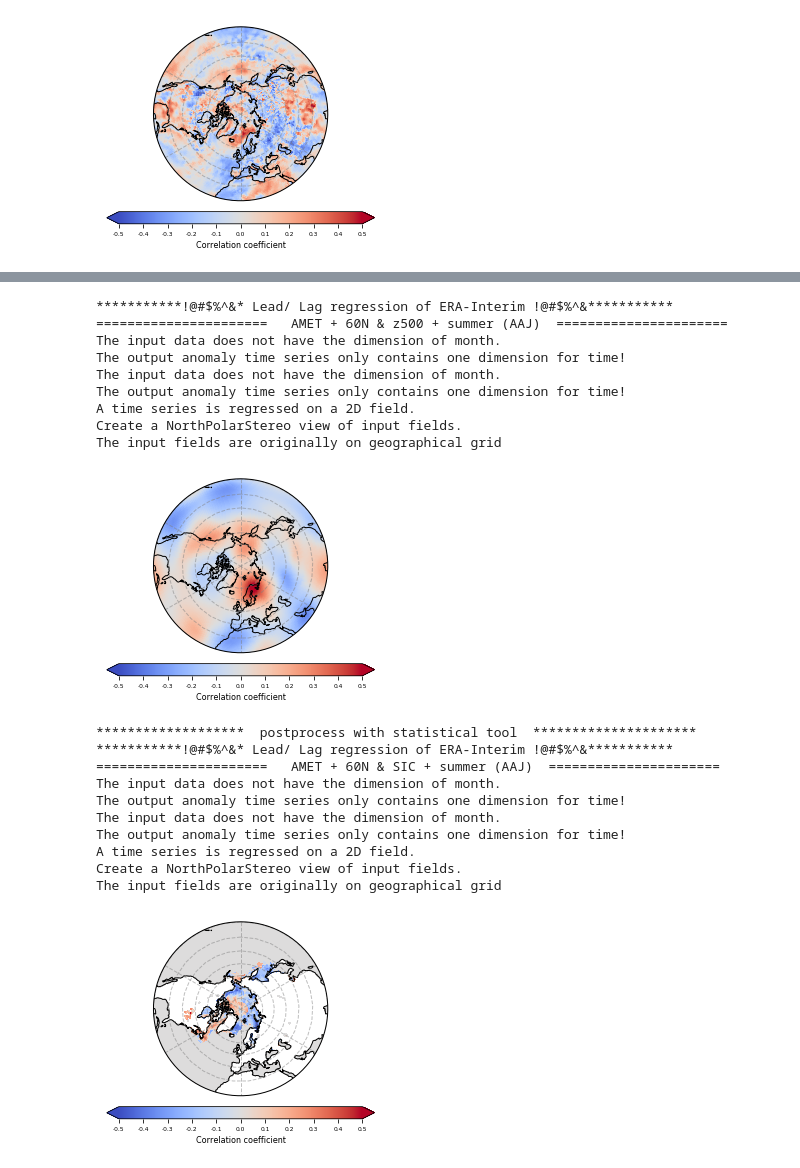
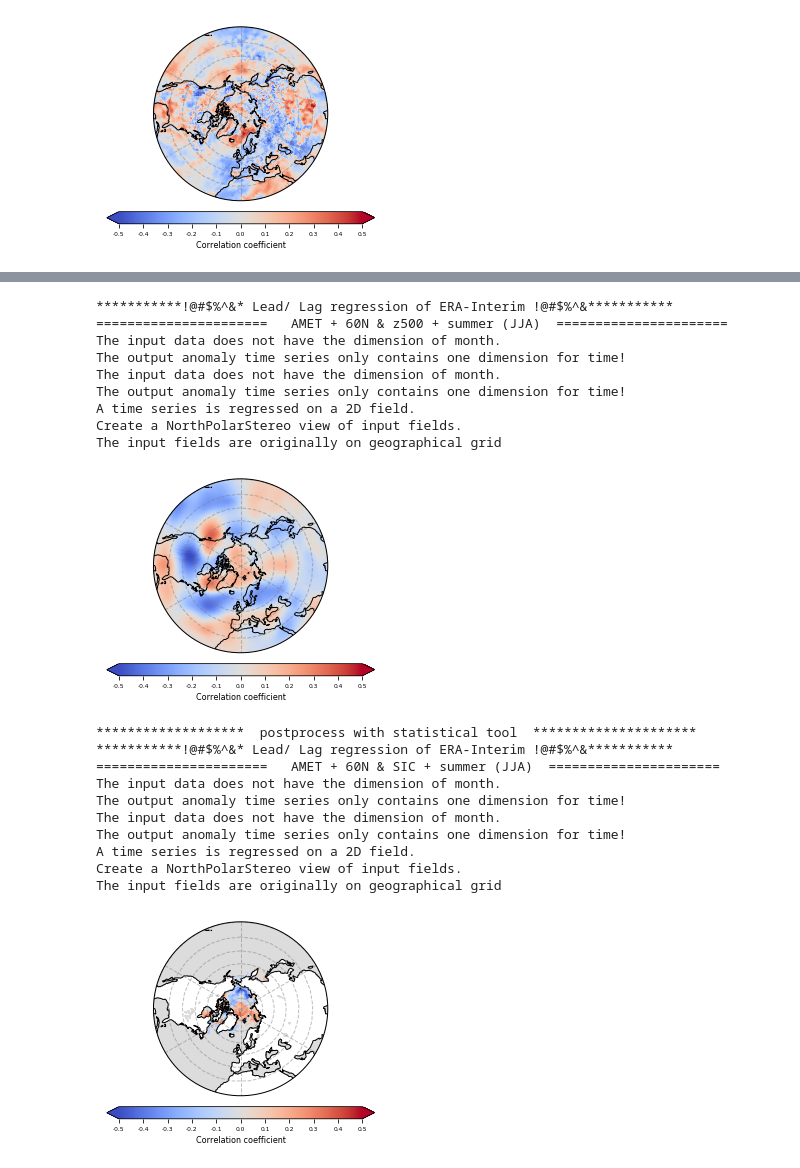
Before and after one commit to geek-yang/AirSeaFlow, a Jupyter notebook: Postprocessing/statistics_spatial/stat_spatial_season_fields_AMET_erai.ipynb, the cells around one changed output, grey strips where cells are left out. Saved outputs shown, nothing was run; the diff lists cells and outputs as text; code cells hidden in the pictures.

```diff
--- a/Postprocessing/statistics_spatial/stat_spatial_season_fields_AMET_erai.ipynb
+++ b/Postprocessing/statistics_spatial/stat_spatial_season_fields_AMET_erai.ipynb
@@ -330,50 +330,50 @@ The input fields are originally on geographical grid
 # %%
     print ('***********!@#$%^&* Lead/ Lag regression of ERA-Interim !@#$%^&***********')
-    print ('======================   AMET + 60N & z500 + summer (AAJ)  ======================')
+    print ('======================   AMET + 60N & z500 + summer (JJA)  ======================')
     AMET_season_series = meta.statistics.operator.seasons(AMET_0_ERAI[:,:,40],
-                                                          span='AAJ', Dim_month=True)
+                                                          span='JJA', Dim_month=True)
     stat_AMET_ERAI = meta.statistics.operator(AMET_season_series)
     stat_AMET_ERAI.anomaly(Dim_month=False)
     stat_AMET_ERAI.detrend()
     stat_AMET_ERAI.lowpass(window=3, obj='detrend')
     z500_season_series = meta.statistics.operator.seasons(z_500hPa_ERAI[:,:,:95,:],
-                                                         span='AAJ', Dim_month=True)
+                                                         span='JJA', Dim_month=True)
     stat_z500_ERAI = meta.statistics.operator(z500_season_series)
     stat_z500_ERAI.anomaly(Dim_month=False)
     stat_z500_ERAI.detrend()
     stat_z500_ERAI.lowpass(window=3, obj='detrend')
     lag = 0
     k, r, p = meta.statistics.operator.linearRegress(stat_AMET_ERAI._lowpass,
                                                      stat_z500_ERAI._lowpass, lag)
     #ticks = [-0.3, -0.2, -0.1, 0.0, 0.1, 0.2, 0.3]
     ticks = [-0.5, -0.4, -0.3, -0.2, -0.1, 0.0, 0.1, 0.2, 0.3, 0.4, 0.5]
     label = 'Correlation coefficient'
     meta.visualizer.plots.geograph(latitude_fields_ERAI[:95], longitude_fields_ERAI[:], r, p,
                                    label, ticks, os.path.join(output_path, 'amet_z500', 'season',
-                                   'spatial_ERAI_AMET_60N_lag_{}_ERAI_z500_AAJ_annual.png'.format(lag)))
+                                   'spatial_ERAI_AMET_60N_lag_{}_ERAI_z500_JJA_annual.png'.format(lag)))
 # %% [output]
 ***********!@#$%^&* Lead/ Lag regression of ERA-Interim !@#$%^&***********
-======================   AMET + 60N & z500 + summer (AAJ)  ======================
+======================   AMET + 60N & z500 + summer (JJA)  ======================
 The input data does not have the dimension of month.
 The output anomaly time series only contains one dimension for time!
 The input data does not have the dimension of month.
 The output anomaly time series only contains one dimension for time!
 A time series is regressed on a 2D field.
 Create a NorthPolarStereo view of input fields.
 The input fields are originally on geographical grid
-[figure, old version]
+[figure, new version]
 # %%
     print ('*******************  postprocess with statistical tool  *********************')
     print ('***********!@#$%^&* Lead/ Lag regression of ERA-Interim !@#$%^&***********')
-    print ('======================   AMET + 60N & SIC + summer (AAJ)  ======================')
+    print ('======================   AMET + 60N & SIC + summer (JJA)  ======================')
     AMET_season_series = meta.statistics.operator.seasons(AMET_0_ERAI[:,:,40],
-                                                          span='AAJ', Dim_month=True)
+                                                          span='JJA', Dim_month=True)
     stat_AMET_ERAI = meta.statistics.operator(AMET_season_series)
     stat_AMET_ERAI.anomaly(Dim_month=False)
     stat_AMET_ERAI.detrend()
     stat_AMET_ERAI.lowpass(window=3, obj='detrend')
     SIC_season_series = meta.statistics.operator.seasons(SIC_ERAI[:,:95,:],
-                                                         span='AAJ')
+                                                         span='JJA')
     stat_SIC_ERAI = meta.statistics.operator(SIC_season_series)
     stat_SIC_ERAI.anomaly(Dim_month=False)
     stat_SIC_ERAI.detrend()
@@ -387,11 +387,11 @@ The input fields are originally on geographical grid
     meta.visualizer.plots.geograph(latitude_fields_ERAI[:95], longitude_fields_ERAI[:],
                                    np.ma.masked_where(SIC_ERAI_mask[:95,:],r), p,
                                    label, ticks, os.path.join(output_path, 'amet_sic', 'season',
-                                   'spatial_ERAI_AMET_60N_lag_{}_ERAI_SIC_AAJ_annual.png'.format(lag)))
+                                   'spatial_ERAI_AMET_60N_lag_{}_ERAI_SIC_JJA_annual.png'.format(lag)))
 # %% [output]
 *******************  postprocess with statistical tool  *********************
 ***********!@#$%^&* Lead/ Lag regression of ERA-Interim !@#$%^&***********
-======================   AMET + 60N & SIC + summer (AAJ)  ======================
+======================   AMET + 60N & SIC + summer (JJA)  ======================
 The input data does not have the dimension of month.
 The output anomaly time series only contains one dimension for time!
 The input data does not have the dimension of month.
@@ -399,7 +399,7 @@ The output anomaly time series only contains one dimension for time!
 A time series is regressed on a 2D field.
 Create a NorthPolarStereo view of input fields.
 The input fields are originally on geographical grid
-[figure, old version]
+[figure, new version]
 # %%
     print ('***********!@#$%^&* Lead/ Lag regression of ERA-Interim !@#$%^&***********')
     print ('======================   AMET + 60N & SFlux + summer (AAJ)  ======================')
```
Also changed, not shown: parts of 3 cells of this notebook, 4 other files.
